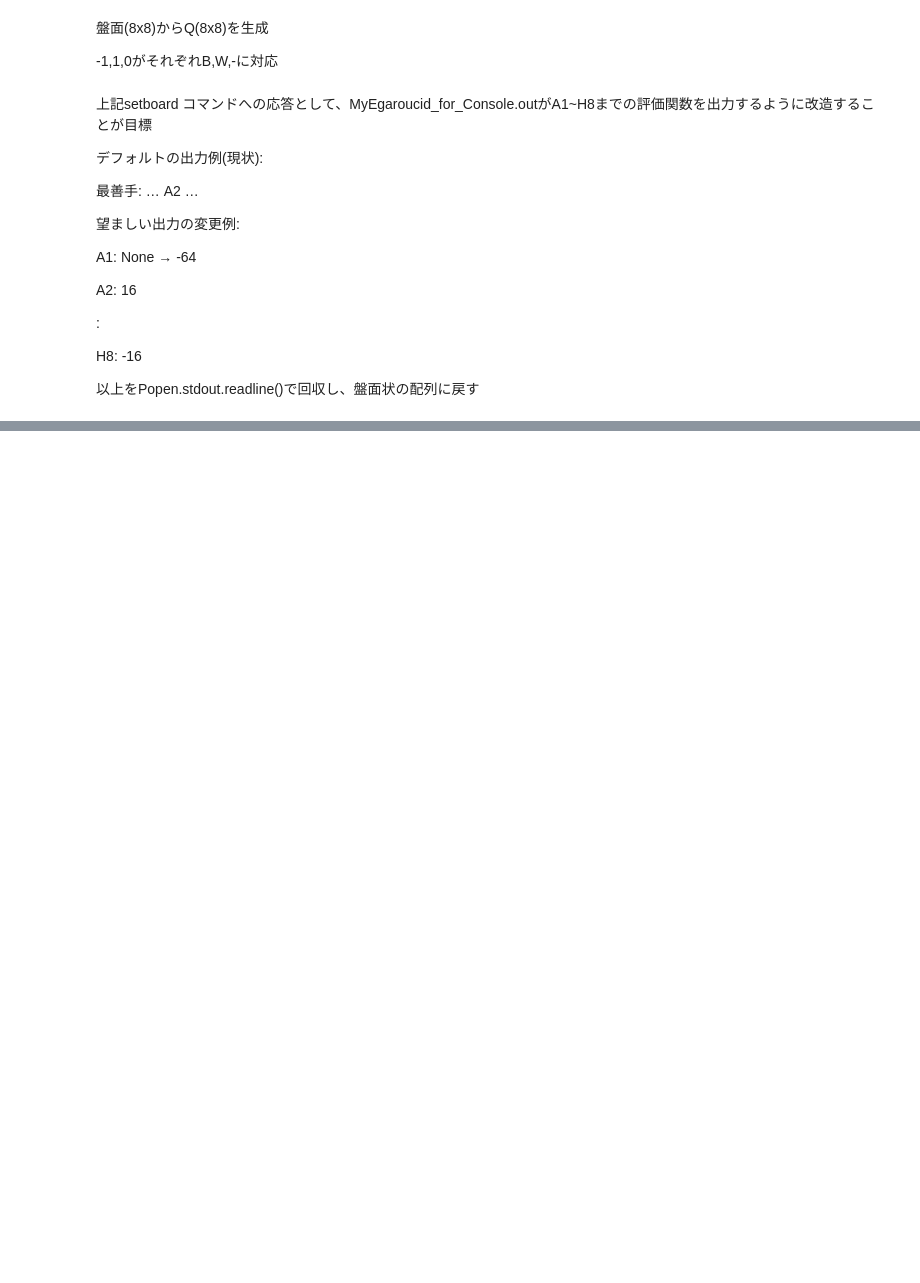
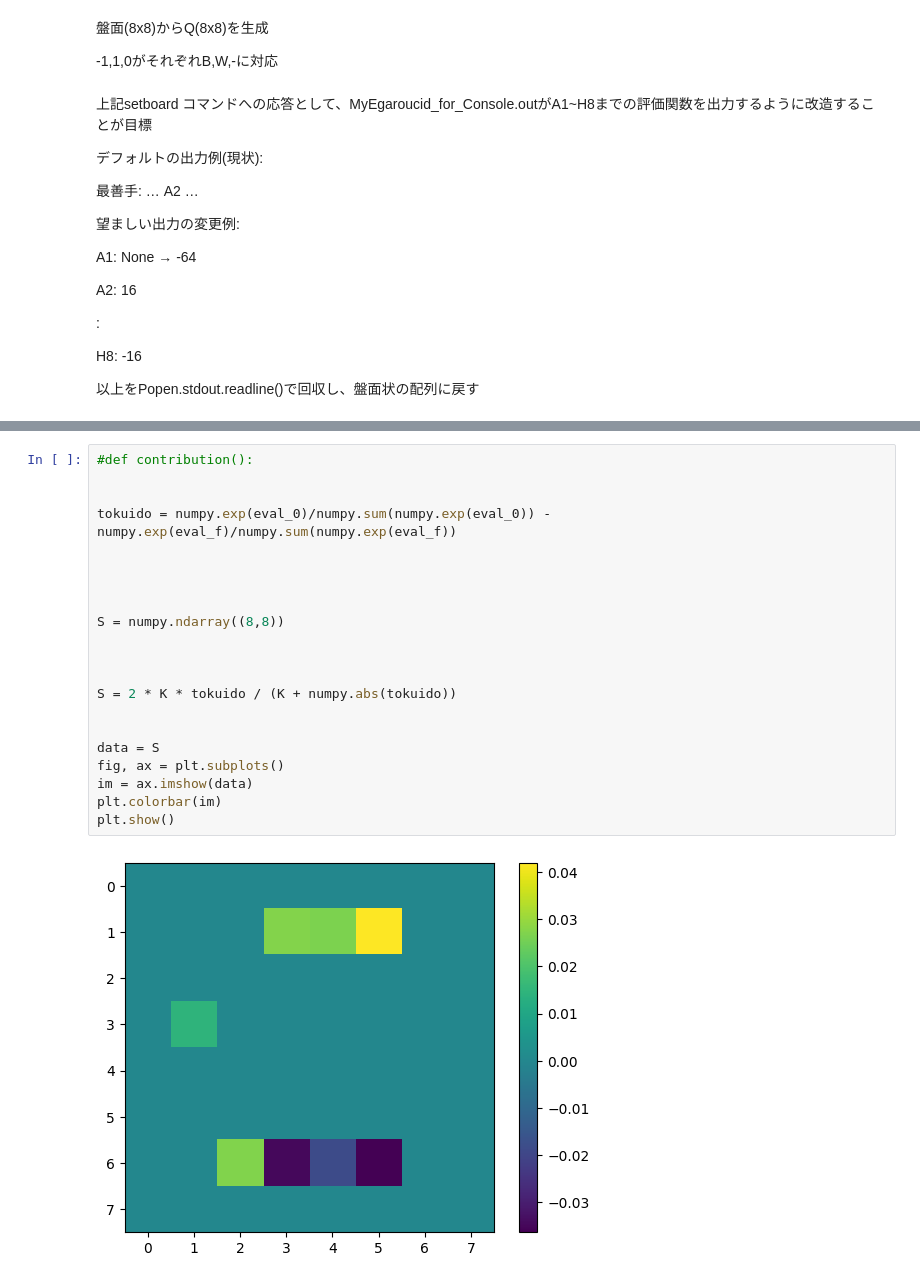
Before and after one commit to KKitamuraCCE/MyEgaroucid, a Jupyter notebook: MyEgaroucid.ipynb, the cells around one changed output, grey strips where cells are left out. Saved outputs shown, nothing was run; the diff lists cells and outputs as text; blank space fills up the shorter version.

```diff
--- a/MyEgaroucid.ipynb
+++ b/MyEgaroucid.ipynb
@@ -1059 +1265,24 @@ setboard -------------------WW-----WBBW----WBBW-----WW-------------------B
+# %%
+#def contribution():
+
+
+tokuido = numpy.exp(eval_0)/numpy.sum(numpy.exp(eval_0)) - numpy.exp(eval_f)/numpy.sum(numpy.exp(eval_f))
+
+
+
+
+S = numpy.ndarray((8,8))
+
+
+
+S = 2 * K * tokuido / (K + numpy.abs(tokuido))
+
+
+data = S
+fig, ax = plt.subplots()
+im = ax.imshow(data)
+plt.colorbar(im)
+plt.show()
+# %% [output]
+[figure, added]
 # %%
```
Also changed, not shown: parts of 9 cells of this notebook.
